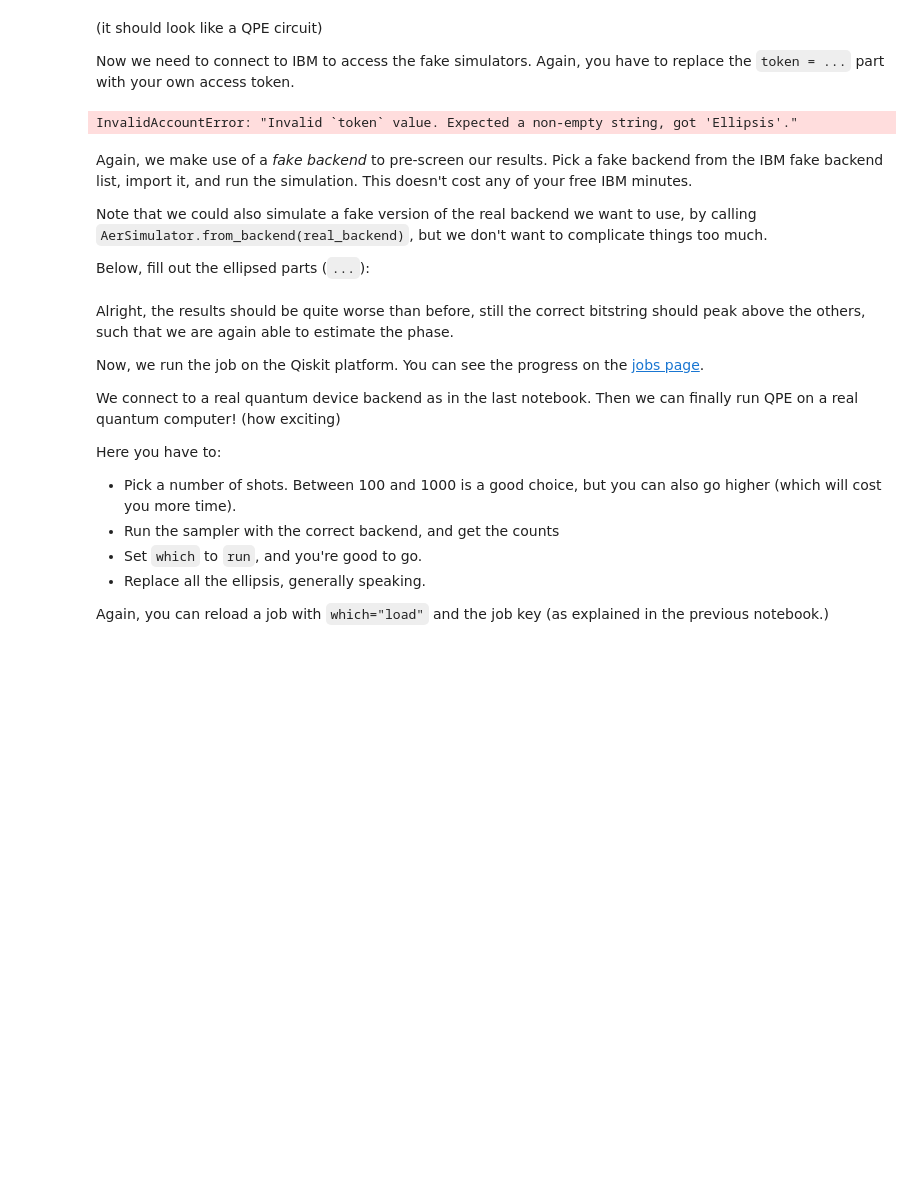
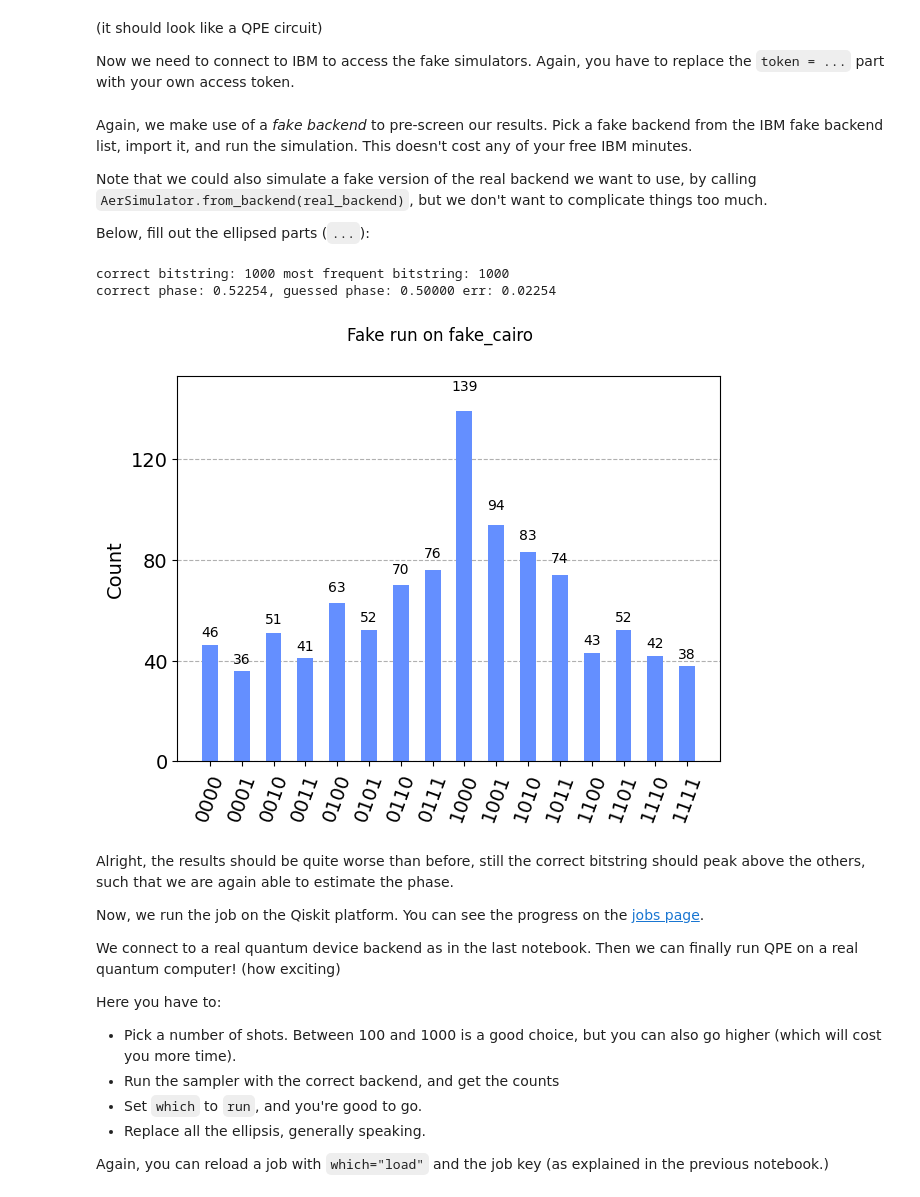
Before and after one commit to RicemanBoy/Qiskit, a Jupyter notebook: 08_ibm_qpe.ipynb, the cells around one changed output. Cells and saved outputs as stored; diff of their text form; code cells hidden in the pictures; blank space fills up the shorter version.

```diff
--- a/08_ibm_qpe.ipynb
+++ b/08_ibm_qpe.ipynb
@@ -235,10 +240,8 @@ Now we need to connect to IBM to access the fake simulators. Again, you have to
 import io
 from qiskit_ibm_runtime import QiskitRuntimeService
 
-token = ...
+token = "8587d453fc4802634c0c9ed4bd7ffcb2bc35171cedc0026f964732de58e2f02d910530b93239b25afd0e1c39b8a18d448ab81b677a69b2b93de9655f49067214"
 service = QiskitRuntimeService(channel="ibm_quantum", token=token)
-# %% [output]
-InvalidAccountError: "Invalid `token` value. Expected a non-empty string, got 'Ellipsis'."
 # %% [markdown]
 Again, we make use of a _fake backend_ to pre-screen our results. Pick a fake backend from the IBM fake backend list, import it, and run the simulation. This doesn't cost any of your free IBM minutes.
 
@@ -246,38 +249,42 @@ Note that we could also simulate a fake version of the real backend we want to u
 
 Below, fill out the ellipsed parts (`...`):
 # %%
-from qiskit_ibm_runtime.fake_provider import ...
+from qiskit_ibm_runtime.fake_provider import FakeCairoV2
 from qiskit_ibm_runtime import SamplerV2, RuntimeJob
 from qiskit.transpiler.preset_passmanagers import generate_preset_pass_manager
 from qiskit_aer import AerSimulator
-
 
 def backend_sample(backend, circuit: QuantumCircuit, n_shots: int)->RuntimeJob:
     estimator = SamplerV2(backend=backend)
     pm = generate_preset_pass_manager(backend=backend, optimization_level=1)
     isa_circuit = pm.run(circuit)
     job = estimator.run([(isa_circuit,)], shots=n_shots)
     return job
 
 
 def get_counts_from_job(job: RuntimeJob)->dict:
     return job.result()[0].data.meas.get_counts()
 
 
-n_shots = ...
-fake_backend = ...
+n_shots = 1000
+fake_backend = FakeCairoV2()
 # make sure we use the noisy simulator (use this one in the simulation)
 backend_sim = AerSimulator.from_backend(fake_backend)
 
 # sample the circuit with the desired backend
-fake_job_result = ...
-fake_counts = ...
+fake_job_result = backend_sample(backend=backend_sim, circuit=circ , n_shots=n_shots)
+fake_counts = get_counts_from_job(fake_job_result)
+
 
 # print and plot results
 fake_computed_phase, fake_output_bitstring, fake_fig = phase_from_counts(fake_counts)
 print_info(target_phase, fake_computed_phase, fake_output_bitstring, correct_bitstring)
 fake_fig.suptitle(f"Fake run on {fake_backend.name}")
 fake_fig
+# %% [output]
+correct bitstring: 1000 most frequent bitstring: 1000
+correct phase: 0.52254, guessed phase: 0.50000 err: 0.02254
+[figure, added]
 # %% [markdown]
 Alright, the results should be quite worse than before, still the correct bitstring should peak above the others, such that we are again able to estimate the phase.
 
```
Also changed, not shown: parts of 6 cells of this notebook, 2 other files.
